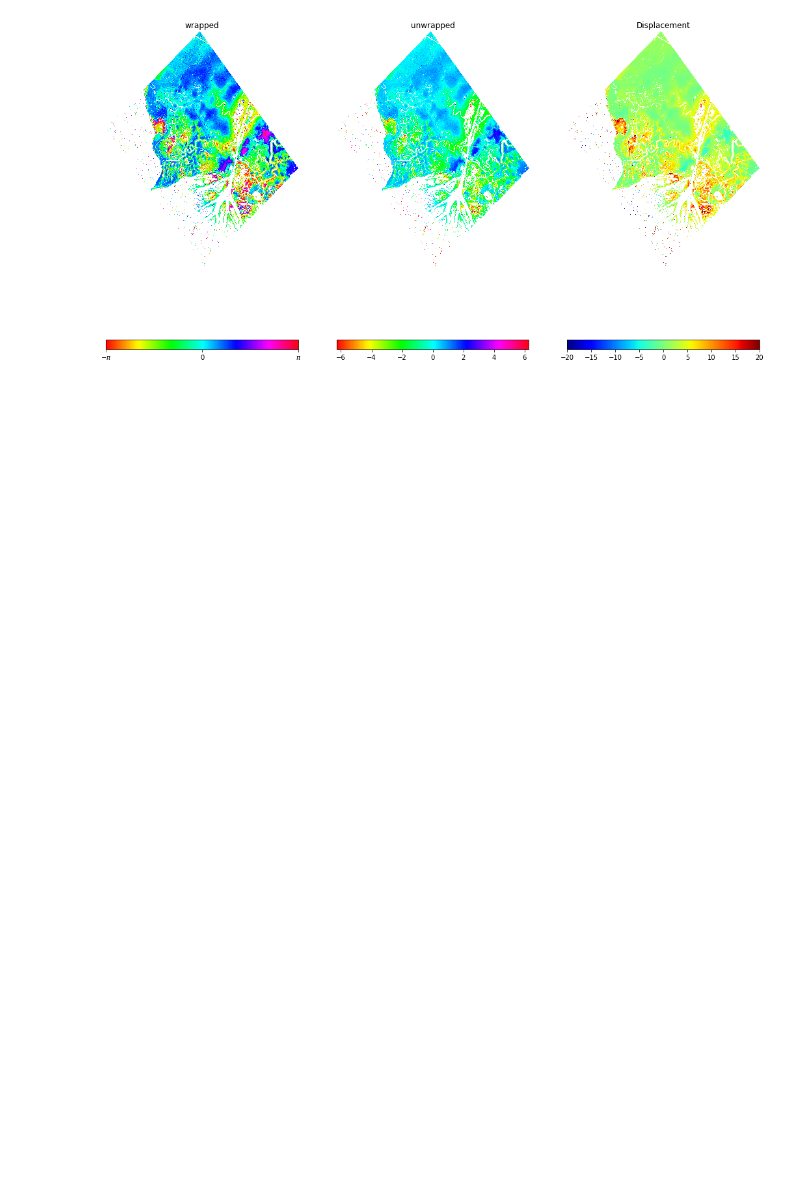
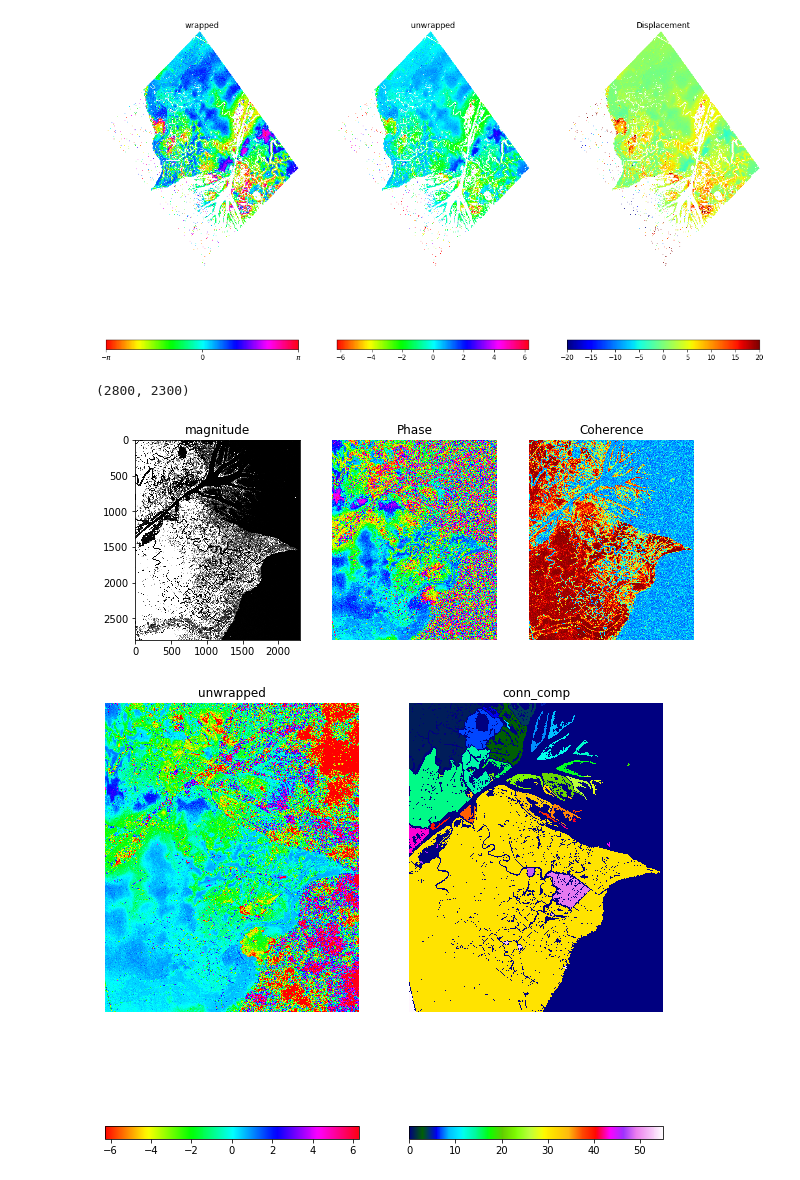
Before and after one commit to taliboliver/Isce_UAVSAR, a Jupyter notebook: plot_examples.ipynb, the cells around one changed output. Saved outputs shown, nothing was run; the diff lists cells and outputs as text; code cells hidden in the pictures; blank space fills up the shorter version.

```diff
--- a/plot_examples.ipynb
+++ b/plot_examples.ipynb
@@ -144,3 +144,71 @@ ax.set_axis_off()
 cbar = fig.colorbar(cax, orientation='horizontal')
 # %% [output]
 [figure]
+# %%
+## Plot examples for a file that is not gdal compatible.
+
+unwrapFile = "Igram/20150508T1134_20150508T1353/non_isce_ifg.unw"
+conncompFile = "Igram/20150508T1134_20150508T1353/non_isce_ifg.unw.conncomp"
+intFile = "Igram/20150508T1134_20150508T1353/filt_20150508T1134_20150508T1353.int"
+corFile = "Igram/20150508T1134_20150508T1353/filt_20150508T1134_20150508T1353.cor"
+
+width = 2300
+length = 2800
+
+## Read files
+X1 = np.memmap(unwrapFile, dtype=np.float32)
+unwfile = X1.reshape((length, width)) ## multi-band example
+X1 = None
+
+X1 = np.memmap(conncompFile, dtype=np.uint8)
+conn = X1.reshape((length,width))
+X1 = None
+
+X1 = np.memmap(intFile, dtype=np.complex64)
+wrapfile = X1.reshape((length,width))
+X1 = None
+
+X1 = np.memmap(corFile, dtype=np.float32)
+cofile = X1.reshape((length,width))
+X1 = None
+
+## Verify the shape of files that have multi-bands
+print(unwfile.shape)
+
+## IFG Plots
+
+fig = plt.figure(figsize=(10, 14))
+
+ax = fig.add_subplot(1,3,1)
+ax.imshow(np.abs(wrapfile), vmin = 0 , vmax = 10.0, cmap = 'gray')
+ax.set_title("magnitude")
+#ax.set_axis_off()
+
+ax = fig.add_subplot(1,3,2)
+ax.imshow(np.angle(wrapfile), cmap='hsv')
+ax.set_title("Phase")
+ax.set_axis_off()
+
+ax = fig.add_subplot(1,3,3)
+cax = ax.imshow(cofile, vmin = 0 , vmax = 1.0, cmap = 'jet')
+ax.set_title("Coherence")
+ax.set_axis_off()
+#cbar = fig.colorbar(cax,orientation='horizontal')
+
+
+fig = plt.figure(figsize=(10, 14))
+ax = fig.add_subplot(1,2,1)
+cax = ax.imshow(unwfile, vmin = -6.28, vmax = 6.28, cmap = 'hsv')
+ax.set_title("unwrapped")
+ax.set_axis_off()
+cbar = fig.colorbar(cax, orientation='horizontal')
+
+ax = fig.add_subplot(1,2,2)
+cax = ax.imshow(conn, cmap = 'gist_ncar')
+ax.set_title("conn_comp")
+ax.set_axis_off()
+cbar = fig.colorbar(cax, orientation='horizontal')
+# %% [output]
+(2800, 2300)
+[figure, added]
+[figure, added]
```
Also changed, not shown: parts of 1 cell of this notebook.
